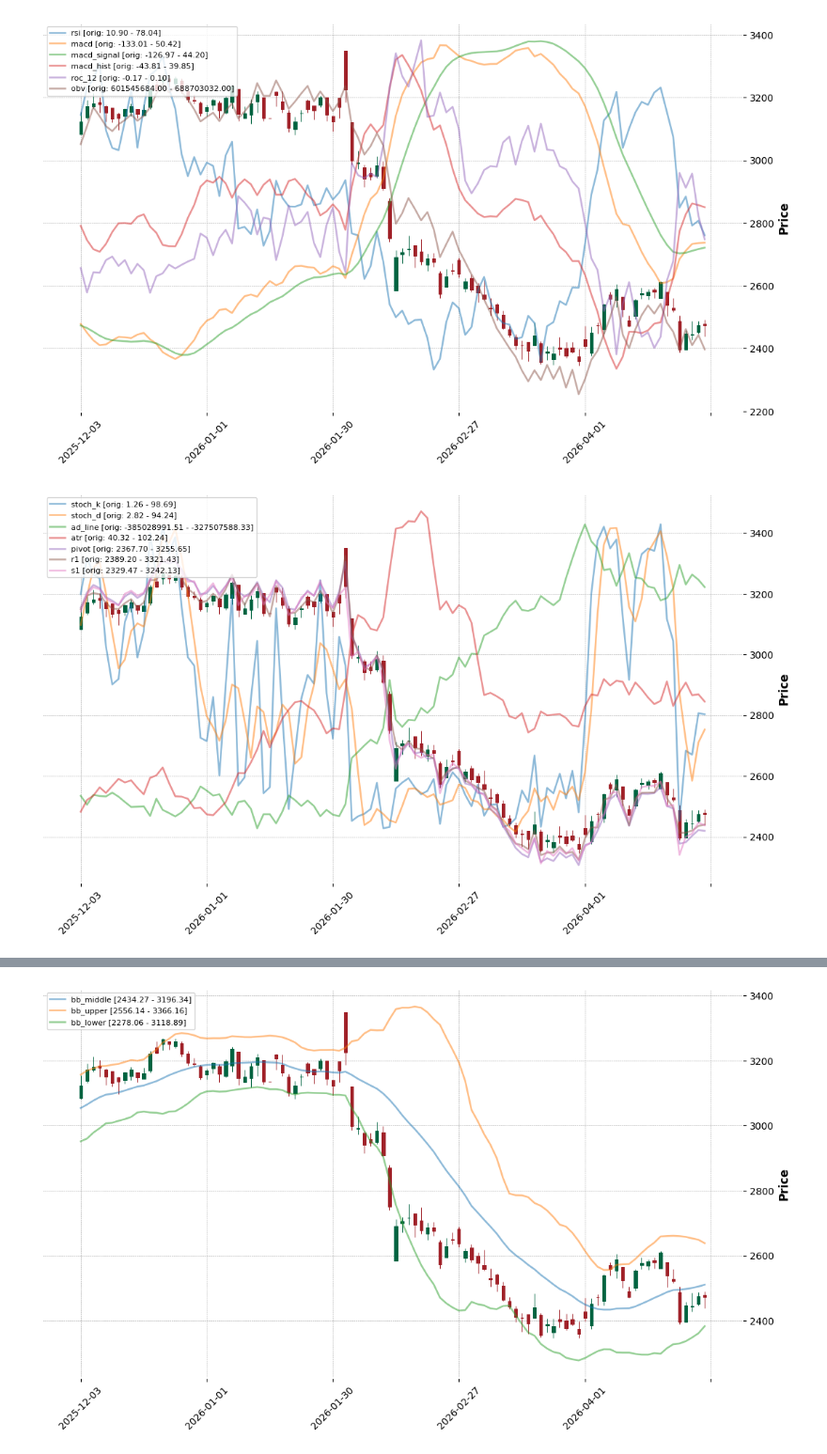
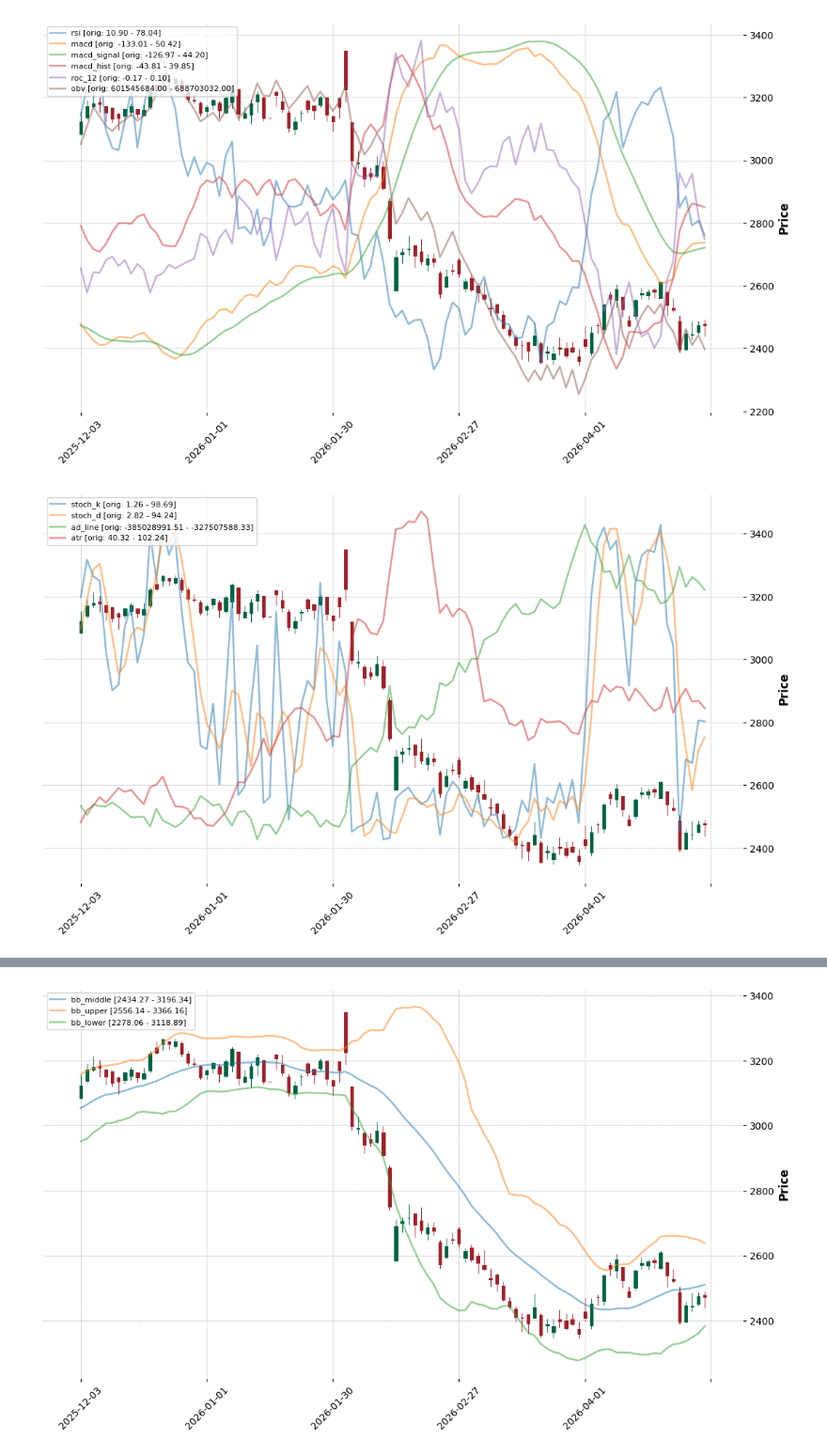
Before and after one commit to iamtatha/BruteQuantLabs, a Jupyter notebook: analysis_scripts/indicators.ipynb, the cells around one changed output, grey strips where cells are left out. Shown at 94% size. Cells and saved outputs as stored; diff of their text form; code cells hidden in the pictures.

```diff
--- a/analysis_scripts/indicators.ipynb
+++ b/analysis_scripts/indicators.ipynb
@@ -233,7 +240,7 @@ fig = local_plot_with_indicators(tmp_df, indicators)
 # %% [output]
 [figure]
 # %%
-indicators = ["stoch_k", "stoch_d", "ad_line", "atr", "pivot", "r1", "s1"]
+indicators = ["stoch_k", "stoch_d", "ad_line", "atr"]
 fig = local_plot_with_indicators(tmp_df, indicators)
 # %% [output]
-[figure, old version]
+[figure, new version]
```
Also changed, not shown: parts of 14 cells of this notebook, 23 other files.
